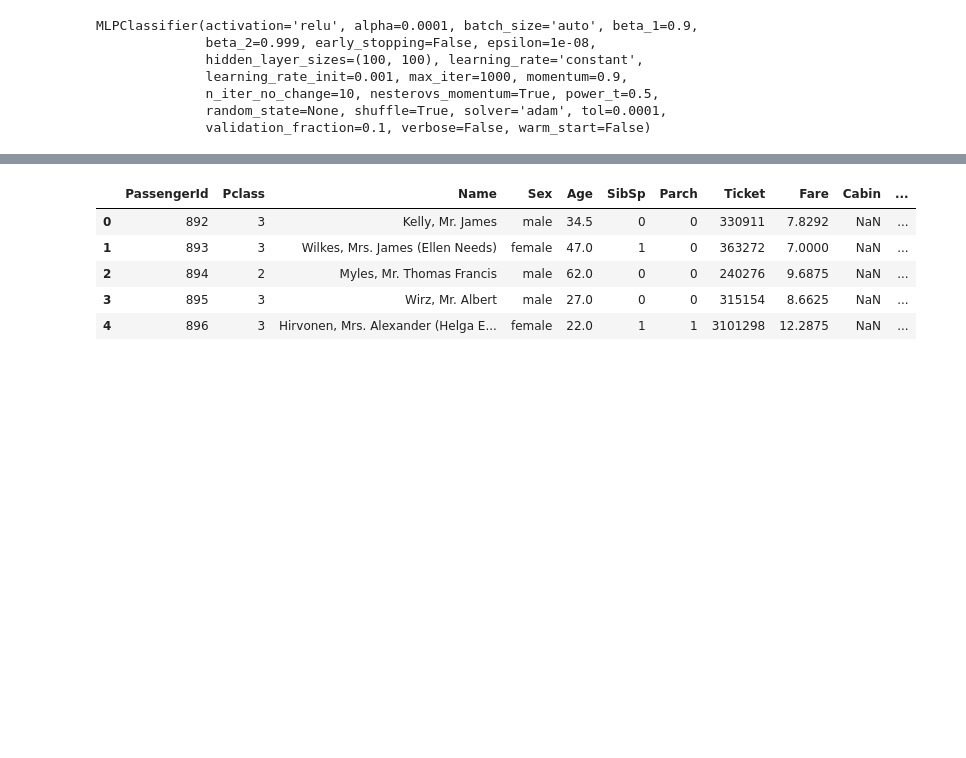
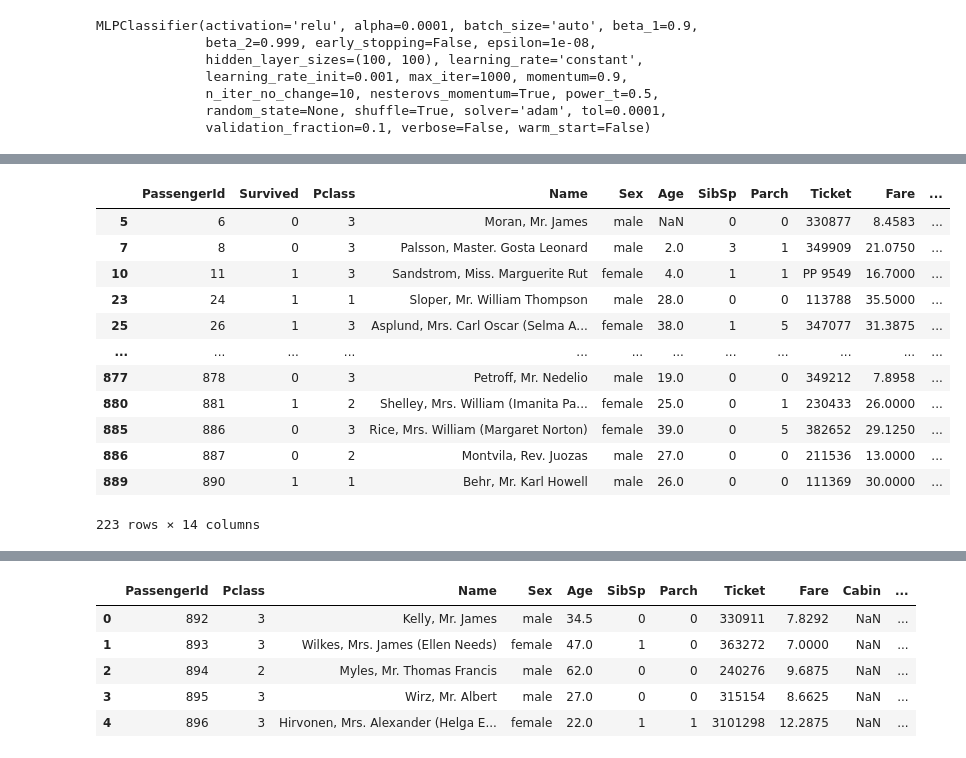
Before and after one commit to abhishekjain88/titanic-kaggle, a Jupyter notebook: Titanic Competition.ipynb, the cells around one changed output, grey strips where cells are left out. Cells and saved outputs as stored; diff of their text form; code cells hidden in the pictures; blank space fills up the shorter version.

```diff
--- a/Titanic Competition.ipynb
+++ b/Titanic Competition.ipynb
@@ -1171,0 +1221,19 @@ MLPClassifier(activation='relu', alpha=0.0001, batch_size='auto', beta_1=0.9,
+# %%
+train_data = pd.read_csv(train_file)
+titanic_analysis = train_data.join(input_data[['Predicted', 'Actual']])
+titanic_analysis = titanic_analysis[titanic_analysis['Predicted'].notnull()]
+titanic_analysis
+# %% [output]
+|  | PassengerId | Survived | Pclass | Name | Sex | Age | SibSp | Parch | Ticket | Fare | ... |
+| 5 | 6 | 0 | 3 | Moran, Mr. James | male | NaN | 0 | 0 | 330877 | 8.4583 | ... |
+| 7 | 8 | 0 | 3 | Palsson, Master. Gosta Leonard | male | 2.0 | 3 | 1 | 349909 | 21.0750 | ... |
+| 10 | 11 | 1 | 3 | Sandstrom, Miss. Marguerite Rut | female | 4.0 | 1 | 1 | PP 9549 | 16.7000 | ... |
+| 23 | 24 | 1 | 1 | Sloper, Mr. William Thompson | male | 28.0 | 0 | 0 | 113788 | 35.5000 | ... |
+| 25 | 26 | 1 | 3 | Asplund, Mrs. Carl Oscar (Selma A... | female | 38.0 | 1 | 5 | 347077 | 31.3875 | ... |
+| ... | ... | ... | ... | ... | ... | ... | ... | ... | ... | ... | ... |
+| 877 | 878 | 0 | 3 | Petroff, Mr. Nedelio | male | 19.0 | 0 | 0 | 349212 | 7.8958 | ... |
+| 880 | 881 | 1 | 2 | Shelley, Mrs. William (Imanita Pa... | female | 25.0 | 0 | 1 | 230433 | 26.0000 | ... |
+| 885 | 886 | 0 | 3 | Rice, Mrs. William (Margaret Norton) | female | 39.0 | 0 | 5 | 382652 | 29.1250 | ... |
+| 886 | 887 | 0 | 2 | Montvila, Rev. Juozas | male | 27.0 | 0 | 0 | 211536 | 13.0000 | ... |
+| 889 | 890 | 1 | 1 | Behr, Mr. Karl Howell | male | 26.0 | 0 | 0 | 111369 | 30.0000 | ... |
+223 rows × 14 columns
```
Also changed, not shown: parts of 5 cells of this notebook.
